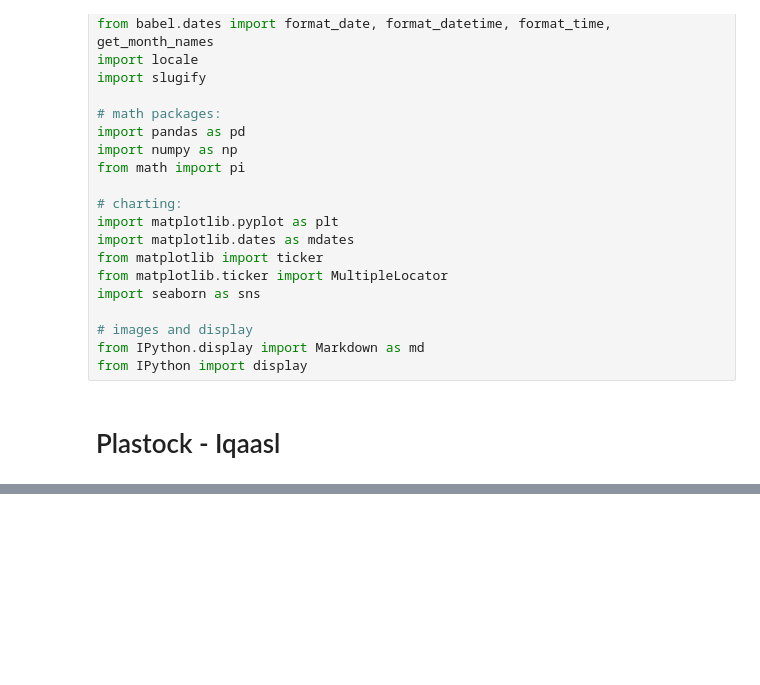
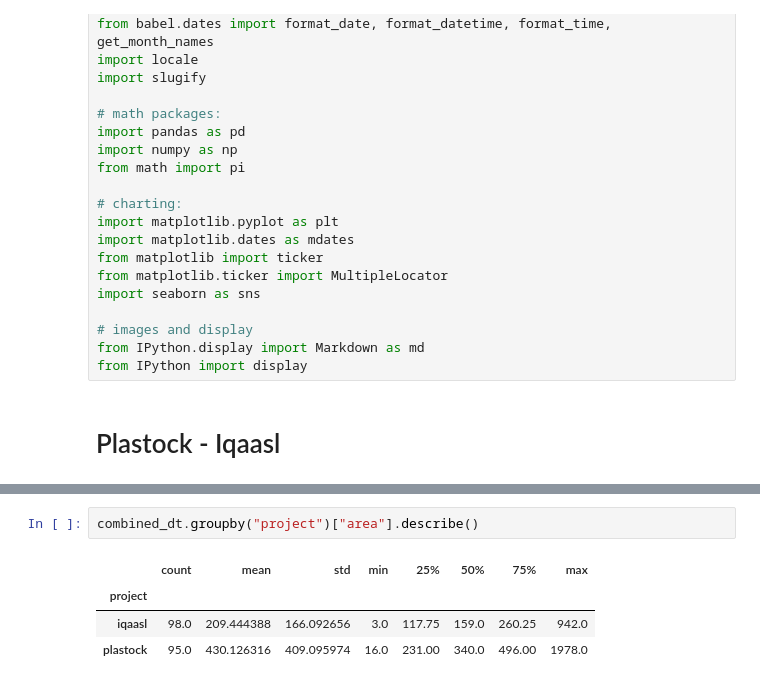
Before and after one commit to AssociationSauvegardeLeman/plastock, a Jupyter notebook: plastock_iqaasl.ipynb, the cells around one changed output, grey strips where cells are left out. Saved outputs shown, nothing was run; the diff lists cells and outputs as text; blank space fills up the shorter version.

```diff
--- a/plastock_iqaasl.ipynb
+++ b/plastock_iqaasl.ipynb
@@ -207,0 +207,7 @@ summary.style.set_table_styles(table_css_styles)
+# %%
+combined_dt.groupby("project")["area"].describe()
+# %% [output]
+|  | count | mean | std | min | 25% | 50% | 75% | max |
+| project |  |  |  |  |  |  |  |  |
+| iqaasl | 98.0 | 209.444388 | 166.092656 | 3.0 | 117.75 | 159.0 | 260.25 | 942.0 |
+| plastock | 95.0 | 430.126316 | 409.095974 | 16.0 | 231.00 | 340.0 | 496.00 | 1978.0 |
```
Also changed, not shown: parts of 14 cells of this notebook, 1 other file.
